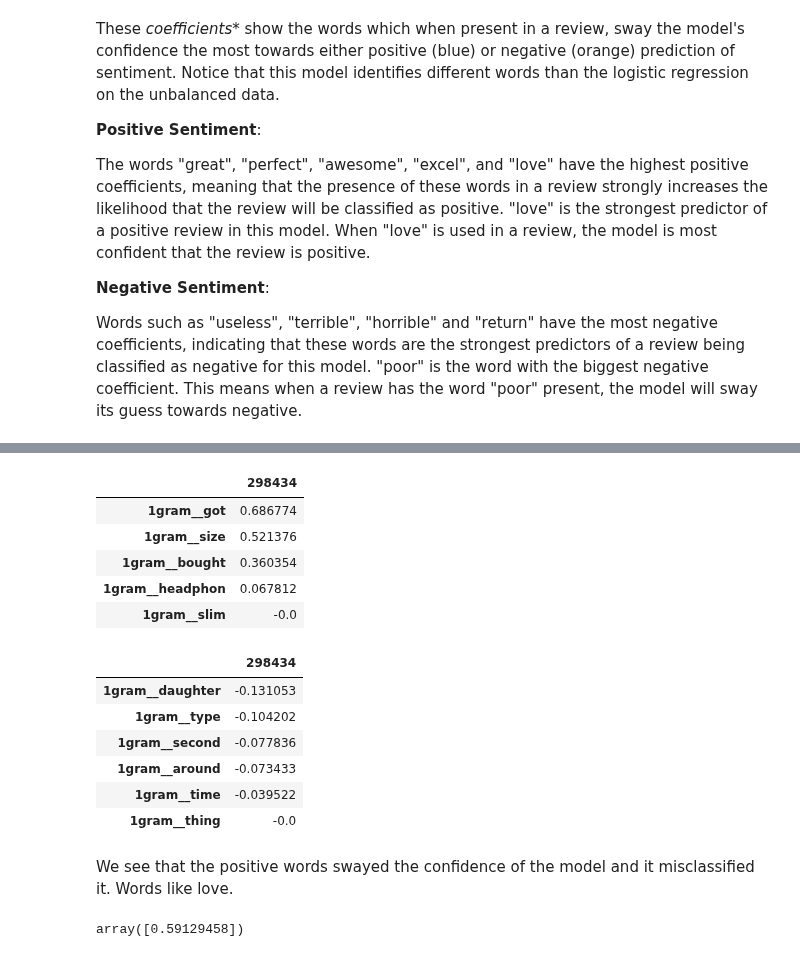
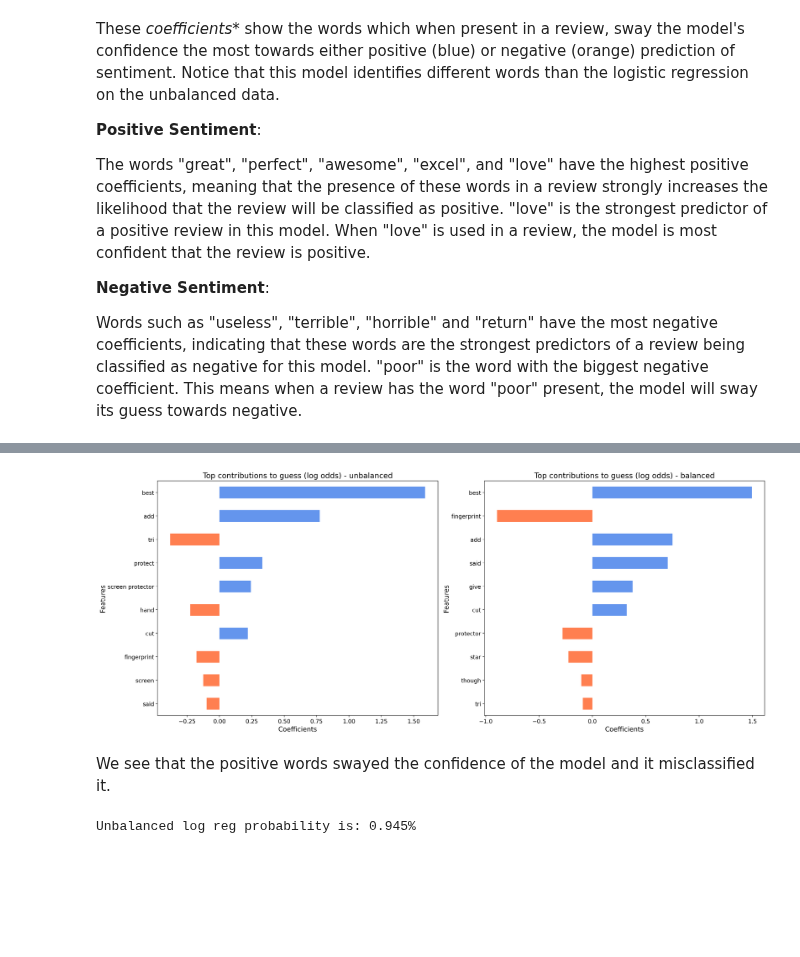
Before and after one commit to 0smee/nlp-capstone, a Jupyter notebook: notebooks/04-logistic-model.ipynb, the cells around one changed output, grey strips where cells are left out. Saved outputs shown, nothing was run; the diff lists cells and outputs as text; code cells hidden in the pictures; blank space fills up the shorter version.

```diff
--- a/notebooks/04-logistic-model.ipynb
+++ b/notebooks/04-logistic-model.ipynb
@@ -566,0 +564,5 @@ log_clas.coef_.shape
+# %%
+coefficients_unbal = log_clas.coef_[0]
+feature_values_unbal = rev["1gram__10":]
+contributions_unbal = feature_values_unbal * coefficients_unbal
+contributions_unbal.sort_values(ascending=False)
@@ -566,0 +582,3 @@ log_clas.coef_.shape
+# %%
+cont_df_unbal = pd.DataFrame(contributions_unbal.sort_values(ascending=False))
+cont_df_unbal.index=cont_df_unbal.index.str.replace('1gram__', '').str.replace('2gram__', '')
@@ -567,2 +600,14 @@ log_clas.coef_.shape
+# %%
+cont_rev_top = cont_df_unbal.head(5)
+cont_rev_bottom = cont_df_unbal.tail(5)
+cont_rev_top.columns = ['top']
+cont_rev_bottom.columns = ['bot']
+cont_rev = pd.concat([cont_rev_top,cont_rev_bottom])
+# %%
+# colouring from https://stackoverflow.com/questions/3832809/how-to-change-the-color-of-a-single-bar-if-condition-is-true
+cont_rev_Stack = cont_rev.stack().reset_index()
+cont_rev_Stack.columns = ['feature', 'type', 'coefficient']
+cont_rev_Stack
+cont_rev_sorted = cont_rev_Stack.sort_values(by='coefficient', key=abs, ascending=True)
 # %%
 coefficients = log_clas_bal.coef_[0]
@@ -584,19 +630,2 @@ Name: 298434, Length: 600, dtype: object
 # %%
-pd.DataFrame(contributions.sort_values(ascending=False)).head(5)
+cont_df = pd.DataFrame(contributions.sort_values(ascending=False))
-# %% [output]
-|  | 298434 |
-| 1gram__got | 0.686774 |
-| 1gram__size | 0.521376 |
-| 1gram__bought | 0.360354 |
-| 1gram__headphon | 0.067812 |
-| 1gram__slim | -0.0 |
-# %%
-pd.DataFrame(contributions.sort_values(ascending=True)).head(6)
-# %% [output]
-|  | 298434 |
-| 1gram__daughter | -0.131053 |
-| 1gram__type | -0.104202 |
-| 1gram__second | -0.077836 |
-| 1gram__around | -0.073433 |
-| 1gram__time | -0.039522 |
-| 1gram__thing | -0.0 |
@@ -603,2 +640,31 @@ pd.DataFrame(contributions.sort_values(ascending=True)).head(6)
+# %%
+import matplotlib.pyplot as plt
+
+fig, axes = plt.subplots(1, 2, figsize=(20, 8))
+
+colors_unbal = ['cornflowerblue' if tp == "top" else 'coral' for tp in cont_rev_sorted['type']]
+
+# unbalanced
+cont_rev_sorted.set_index('feature')['coefficient'].plot(kind="barh", color=colors_unbal, legend=False, ax=axes[0])
+axes[0].set_title("Top contributions to guess (log odds) - unbalanced", fontsize=16)
+axes[0].set_xlabel("Coefficients", fontsize=14)
+axes[0].set_ylabel("Features", fontsize=14)
+axes[0].tick_params(axis='both', labelsize=12)
+
+
+colors_bal = ['cornflowerblue' if tp == "top" else 'coral' for tp in cont_rev_bal_sorted['type']]
+
+# balanced
+cont_rev_bal_sorted.set_index('feature')['coefficient'].plot(kind="barh", color=colors_bal, legend=False, ax=axes[1])
+axes[1].set_title("Top contributions to guess (log odds) - balanced", fontsize=16)
+axes[1].set_xlabel("Coefficients", fontsize=14)
+axes[1].set_ylabel("Features", fontsize=14)
+axes[1].tick_params(axis='both', labelsize=12)
+
+
+plt.tight_layout()
+plt.show()
+# %% [output]
+[figure, added]
 # %% [markdown]
-We see that the positive words swayed the confidence of the model and it misclassified it. Words like love.
+We see that the positive words swayed the confidence of the model and it misclassified it.
@@ -605,10 +677,11 @@ We see that the positive words swayed the confidence of the model and it misclas
+# %%
+
+print(f"Unbalanced log reg probability is: {probability_unbal[0]:.3f}%")
+# %% [output]
+Unbalanced log reg probability is: 0.945%
 # %%
 intercept = log_clas_bal.intercept_
 
 total_log_odds = contributions.sum() + intercept
 
 probability = 1 / (1 + np.exp(-total_log_odds))
-# %%
-probability
-# %% [output]
-array([0.59129458])
```
Also changed, not shown: parts of 66 cells of this notebook, 5 other files.
